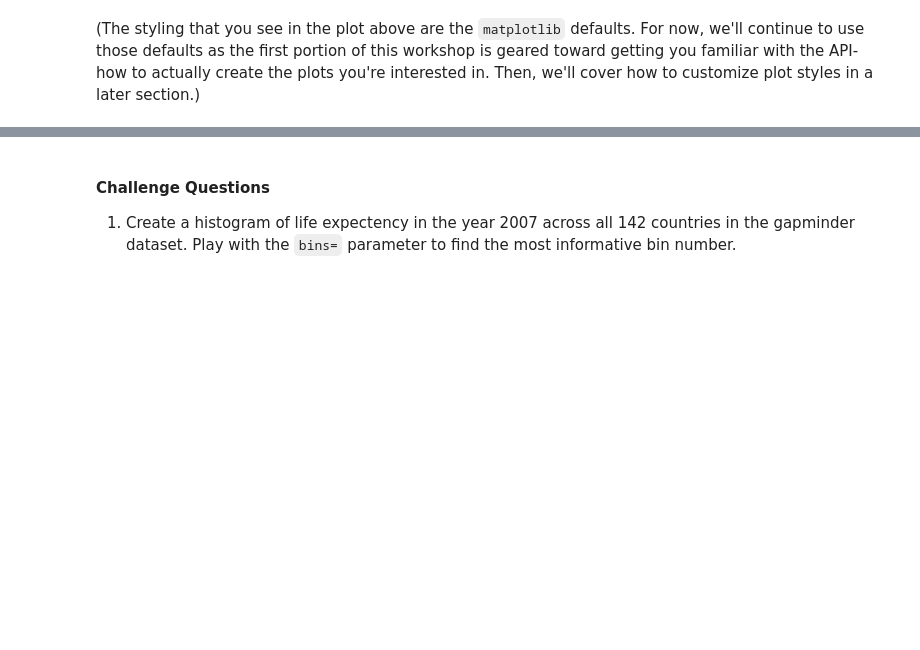
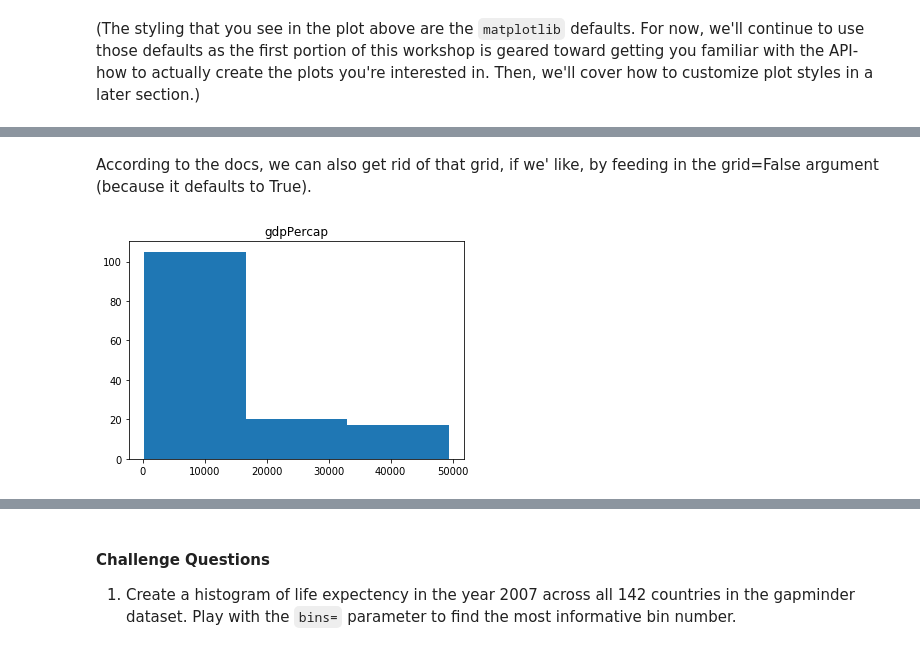
Before and after one commit to dlab-berkeley/Python-Data-Visualization-Legacy, a Jupyter notebook: visualization-with-python_answers.ipynb, the cells around one changed output, grey strips where cells are left out. Saved outputs shown, nothing was run; the diff lists cells and outputs as text; code cells hidden in the pictures; blank space fills up the shorter version.

```diff
--- a/visualization-with-python_answers.ipynb
+++ b/visualization-with-python_answers.ipynb
@@ -195,0 +213,10 @@ plt.ylabel('# of Countries');
+# %% [markdown]
+According to the docs, we can also get rid of that grid, if we' like, by feeding in the grid=False argument
+(because it defaults to True).
+# %%
+gm_latest.hist(column='gdpPercap', bins=3, grid=False);
+#title='Distribution of Global Per-Capita GDP in 2007',
+#               xlabel='Per-Capita GDP (Millions of USD)',
+#               ylabel='# of Countries')
+# %% [output]
+[figure, added]
```
Also changed, not shown: parts of 54 cells of this notebook.
